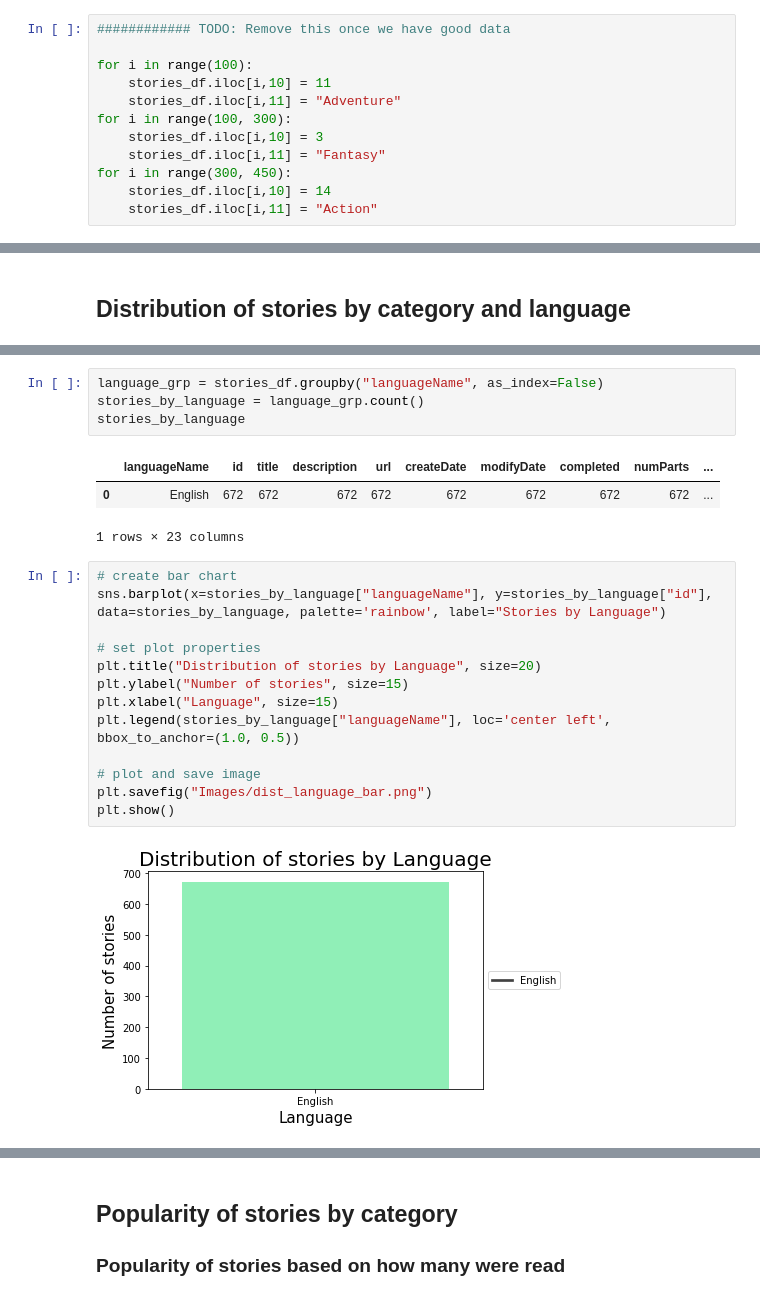
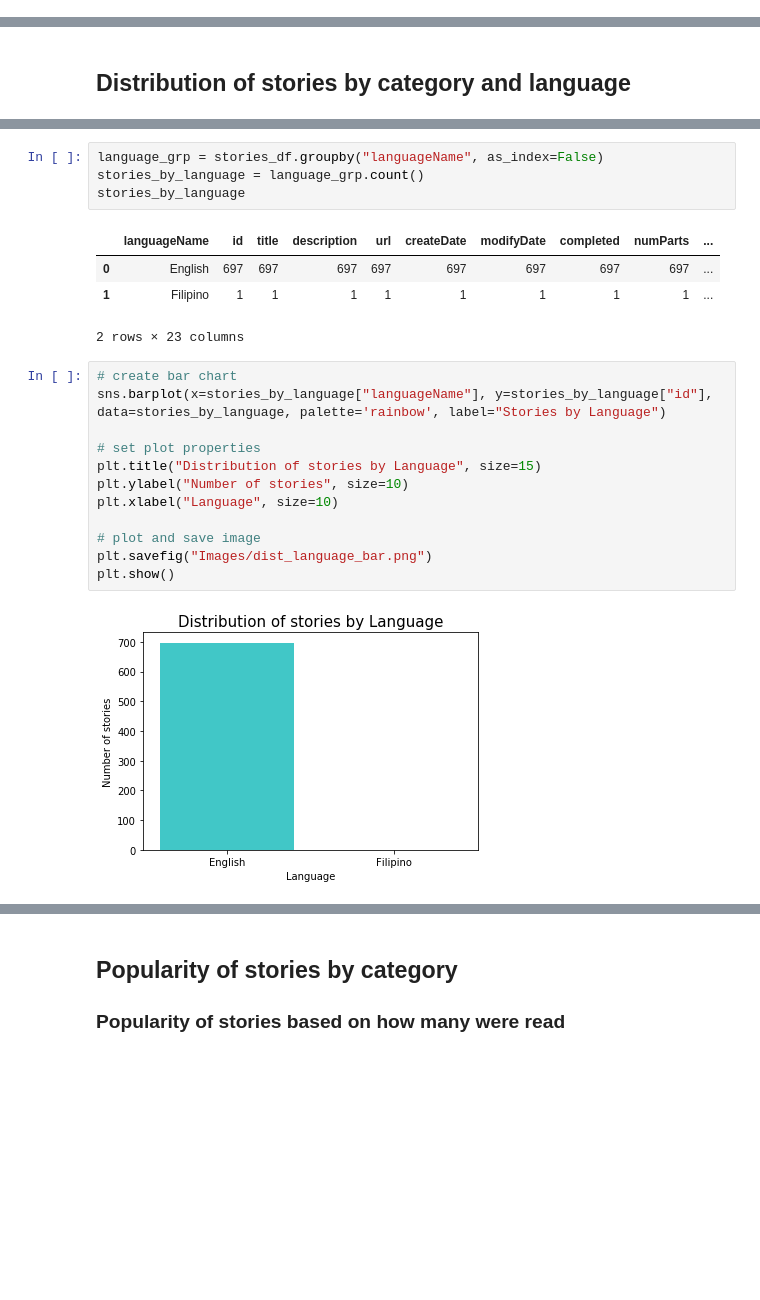
Before and after one commit to rupalimayekar/ProjectWattpad, a Jupyter notebook: WattpadAnalysis.ipynb, the cells around one changed output, grey strips where cells are left out. Cells and saved outputs as stored; diff of their text form; blank space fills up the shorter version.

```diff
--- a/WattpadAnalysis.ipynb
+++ b/WattpadAnalysis.ipynb
@@ -62,12 +20,0 @@ memory usage: 107.0+ KB
-# %%
-############ TODO: Remove this once we have good data
-
-for i in range(100):
-    stories_df.iloc[i,10] = 11
-    stories_df.iloc[i,11] = "Adventure"
-for i in range(100, 300):
-    stories_df.iloc[i,10] = 3
-    stories_df.iloc[i,11] = "Fantasy"
-for i in range(300, 450):
-    stories_df.iloc[i,10] = 14
-    stories_df.iloc[i,11] = "Action"
@@ -124,23 +85,23 @@ stories_by_language = language_grp.count()
 stories_by_language
 # %% [output]
 |  | languageName | id | title | description | url | createDate | modifyDate | completed | numParts | ... |
-| 0 | English | 672 | 672 | 672 | 672 | 672 | 672 | 672 | 672 | ... |
+| 0 | English | 697 | 697 | 697 | 697 | 697 | 697 | 697 | 697 | ... |
+| 1 | Filipino | 1 | 1 | 1 | 1 | 1 | 1 | 1 | 1 | ... |
-1 rows × 23 columns
+2 rows × 23 columns
 # %%
 # create bar chart
 sns.barplot(x=stories_by_language["languageName"], y=stories_by_language["id"], data=stories_by_language, palette='rainbow', label="Stories by Language")
 
 # set plot properties
-plt.title("Distribution of stories by Language", size=20)
-plt.ylabel("Number of stories", size=15)
-plt.xlabel("Language", size=15)
-plt.legend(stories_by_language["languageName"], loc='center left', bbox_to_anchor=(1.0, 0.5))
+plt.title("Distribution of stories by Language", size=15)
+plt.ylabel("Number of stories", size=10)
+plt.xlabel("Language", size=10)
 
 # plot and save image
 plt.savefig("Images/dist_language_bar.png")
 plt.show()
 # %% [output]
-[figure, old version]
+[figure, new version]
 # %%
 # create a pie chart
 plt.figure(1, figsize=(6,6))
```
Also changed, not shown: parts of 21 cells of this notebook, 15 other files.
